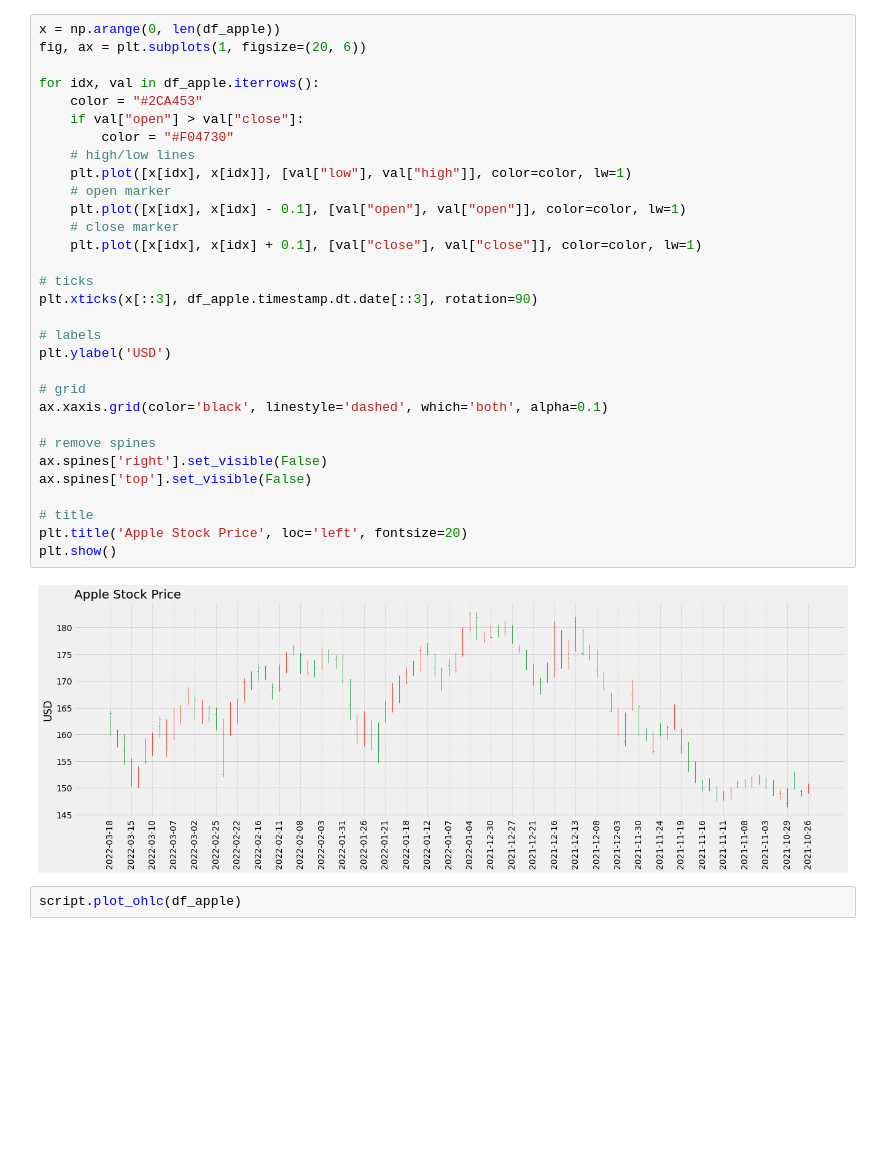
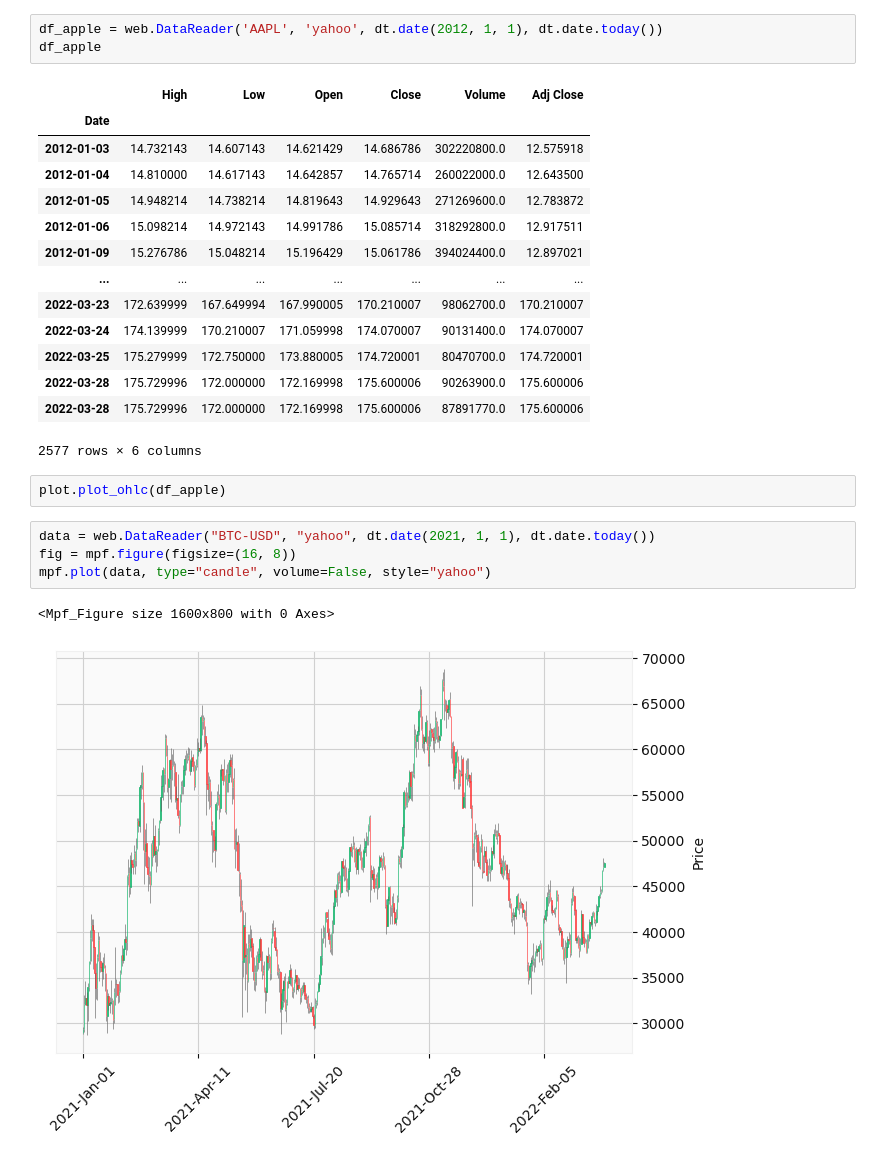
Before and after one commit to BitcoinInvestAnalysis/Capstone, a Jupyter notebook: playground.ipynb, the cells around one changed output. Saved outputs shown, nothing was run; the diff lists cells and outputs as text; blank space fills up the shorter version.

```diff
--- a/playground.ipynb
+++ b/playground.ipynb
@@ -110,35 +10,27 @@ plt.show()
-# %%
-x = np.arange(0, len(df_apple))
-fig, ax = plt.subplots(1, figsize=(20, 6))
-
-for idx, val in df_apple.iterrows():
-    color = "#2CA453"
-    if val["open"] > val["close"]:
-        color = "#F04730"
-    # high/low lines
-    plt.plot([x[idx], x[idx]], [val["low"], val["high"]], color=color, lw=1)
-    # open marker
-    plt.plot([x[idx], x[idx] - 0.1], [val["open"], val["open"]], color=color, lw=1)
-    # close marker
-    plt.plot([x[idx], x[idx] + 0.1], [val["close"], val["close"]], color=color, lw=1)
-
-# ticks
-plt.xticks(x[::3], df_apple.timestamp.dt.date[::3], rotation=90)
-
-# labels
-plt.ylabel('USD')
-
-# grid
-ax.xaxis.grid(color='black', linestyle='dashed', which='both', alpha=0.1)
-
-# remove spines
-ax.spines['right'].set_visible(False)
-ax.spines['top'].set_visible(False)
-
-# title
-plt.title('Apple Stock Price', loc='left', fontsize=20)
-plt.show()
-# %% [output]
-[figure, removed]
+# %%
+df_apple = web.DataReader('AAPL', 'yahoo', dt.date(2012, 1, 1), dt.date.today())
+df_apple
+# %% [output]
+|  | High | Low | Open | Close | Volume | Adj Close |
+| Date |  |  |  |  |  |  |
+| 2012-01-03 | 14.732143 | 14.607143 | 14.621429 | 14.686786 | 302220800.0 | 12.575918 |
+| 2012-01-04 | 14.810000 | 14.617143 | 14.642857 | 14.765714 | 260022000.0 | 12.643500 |
+| 2012-01-05 | 14.948214 | 14.738214 | 14.819643 | 14.929643 | 271269600.0 | 12.783872 |
+| 2012-01-06 | 15.098214 | 14.972143 | 14.991786 | 15.085714 | 318292800.0 | 12.917511 |
+| 2012-01-09 | 15.276786 | 15.048214 | 15.196429 | 15.061786 | 394024400.0 | 12.897021 |
+| ... | ... | ... | ... | ... | ... | ... |
+| 2022-03-23 | 172.639999 | 167.649994 | 167.990005 | 170.210007 | 98062700.0 | 170.210007 |
+| 2022-03-24 | 174.139999 | 170.210007 | 171.059998 | 174.070007 | 90131400.0 | 174.070007 |
+| 2022-03-25 | 175.279999 | 172.750000 | 173.880005 | 174.720001 | 80470700.0 | 174.720001 |
+| 2022-03-28 | 175.729996 | 172.000000 | 172.169998 | 175.600006 | 90263900.0 | 175.600006 |
+| 2022-03-28 | 175.729996 | 172.000000 | 172.169998 | 175.600006 | 87891770.0 | 175.600006 |
+2577 rows × 6 columns
 # %%
-script.plot_ohlc(df_apple)
+plot.plot_ohlc(df_apple)
+# %%
+data = web.DataReader("BTC-USD", "yahoo", dt.date(2021, 1, 1), dt.date.today())
+fig = mpf.figure(figsize=(16, 8))
+mpf.plot(data, type="candle", volume=False, style="yahoo")
+# %% [output]
+<Mpf_Figure size 1600x800 with 0 Axes>
+[figure, added]
```
Also changed, not shown: parts of 18 cells of this notebook, 16 other files.
